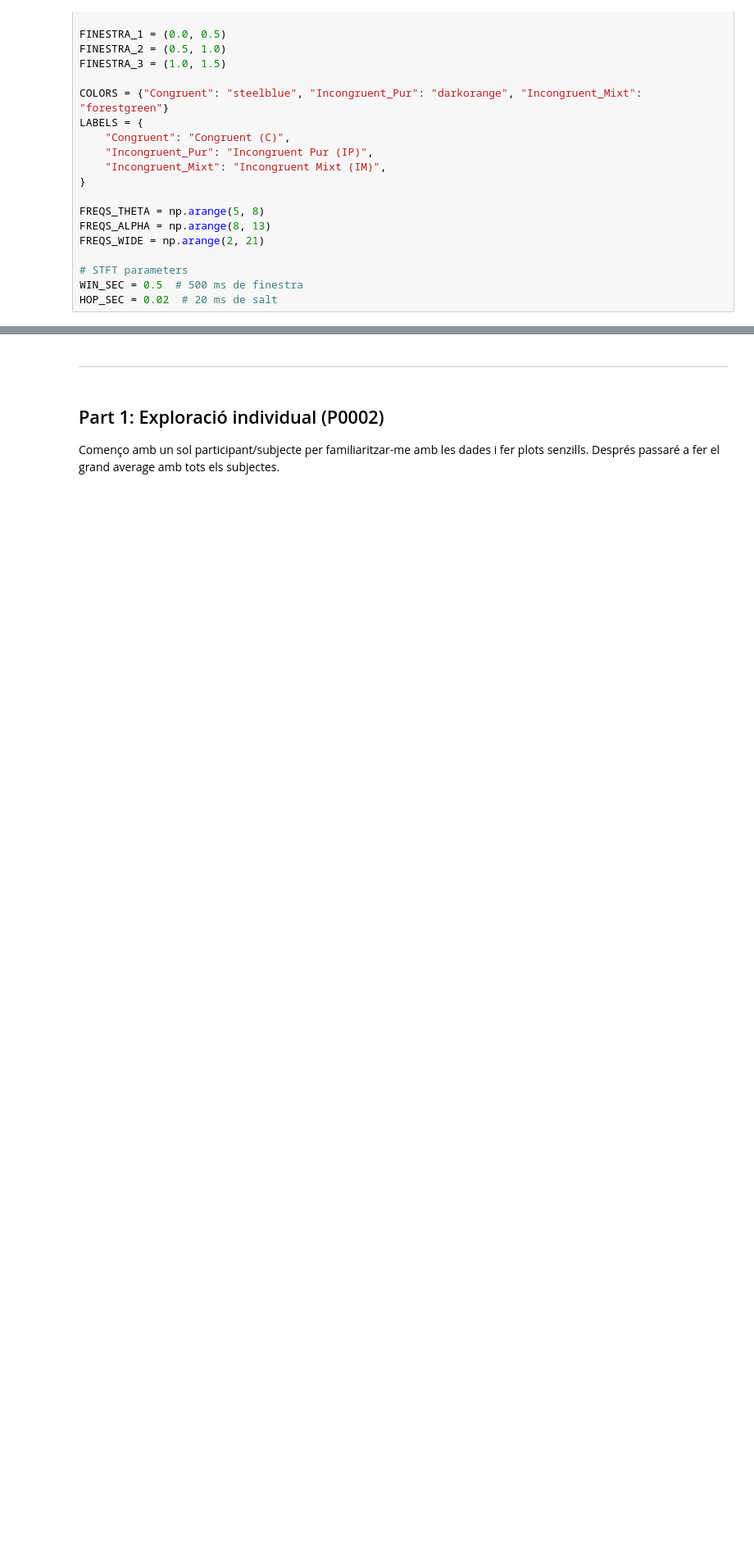
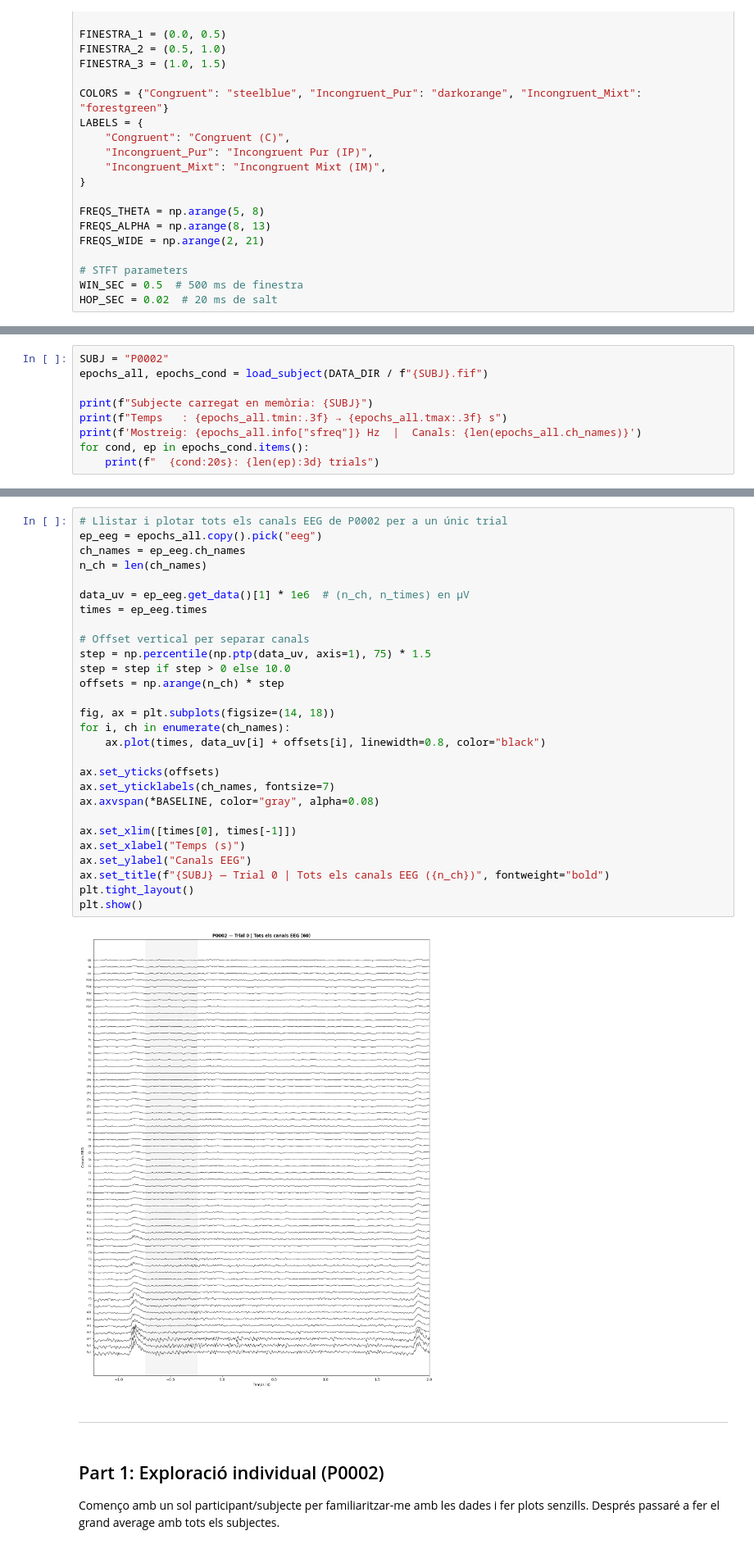
Before and after one commit to nilsduran/TFG, a Jupyter notebook: src/notebooks/01_exploració_dades.ipynb, the cells around one changed output, grey strips where cells are left out. Shown at 82% size. Saved outputs shown, nothing was run; the diff lists cells and outputs as text; blank space fills up the shorter version.

```diff
--- a/src/notebooks/01_exploració_dades.ipynb
+++ b/src/notebooks/01_exploració_dades.ipynb
@@ -198,0 +210,9 @@ Error:
+# %%
+SUBJ = "P0002"
+epochs_all, epochs_cond = load_subject(DATA_DIR / f"{SUBJ}.fif")
+
+print(f"Subjecte carregat en memòria: {SUBJ}")
+print(f"Temps   : {epochs_all.tmin:.3f} → {epochs_all.tmax:.3f} s")
+print(f'Mostreig: {epochs_all.info["sfreq"]} Hz  |  Canals: {len(epochs_all.ch_names)}')
+for cond, ep in epochs_cond.items():
+    print(f"  {cond:20s}: {len(ep):3d} trials")
@@ -199,3 +226,33 @@ Error:
+# %%
+# Llistar i plotar tots els canals EEG de P0002 per a un únic trial
+ep_eeg = epochs_all.copy().pick("eeg")
+ch_names = ep_eeg.ch_names
+n_ch = len(ch_names)
+
+data_uv = ep_eeg.get_data()[1] * 1e6  # (n_ch, n_times) en µV
+times = ep_eeg.times
+
+# Offset vertical per separar canals
+step = np.percentile(np.ptp(data_uv, axis=1), 75) * 1.5
+step = step if step > 0 else 10.0
+offsets = np.arange(n_ch) * step
+
+fig, ax = plt.subplots(figsize=(14, 18))
+for i, ch in enumerate(ch_names):
+    ax.plot(times, data_uv[i] + offsets[i], linewidth=0.8, color="black")
+
+ax.set_yticks(offsets)
+ax.set_yticklabels(ch_names, fontsize=7)
+ax.axvspan(*BASELINE, color="gray", alpha=0.08)
+
+ax.set_xlim([times[0], times[-1]])
+ax.set_xlabel("Temps (s)")
+ax.set_ylabel("Canals EEG")
+ax.set_title(f"{SUBJ} — Trial 0 | Tots els canals EEG ({n_ch})", fontweight="bold")
+plt.tight_layout()
+plt.show()
+# %% [output]
+[figure, added]
 # %% [markdown]
 ---
 # %% [markdown]
```
Also changed, not shown: parts of 16 cells of this notebook.
